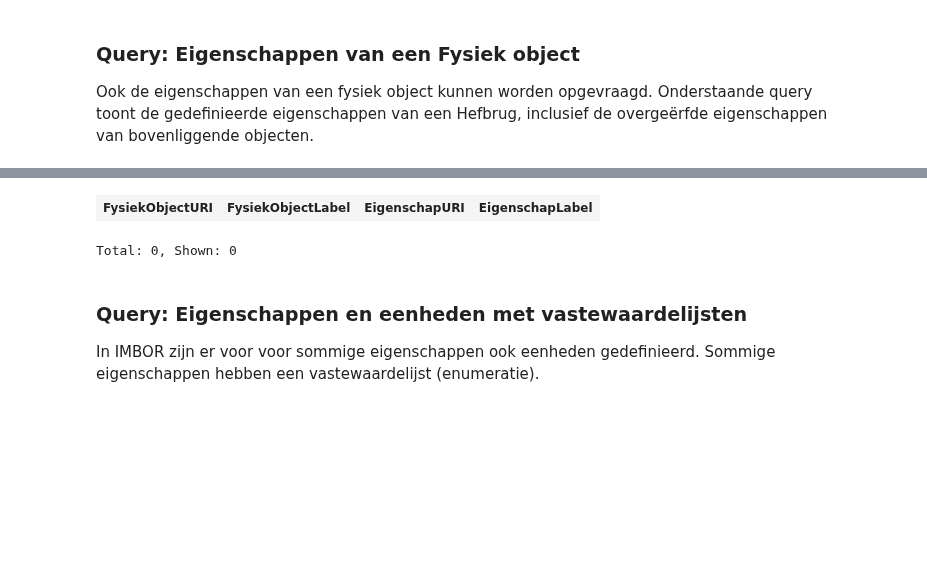
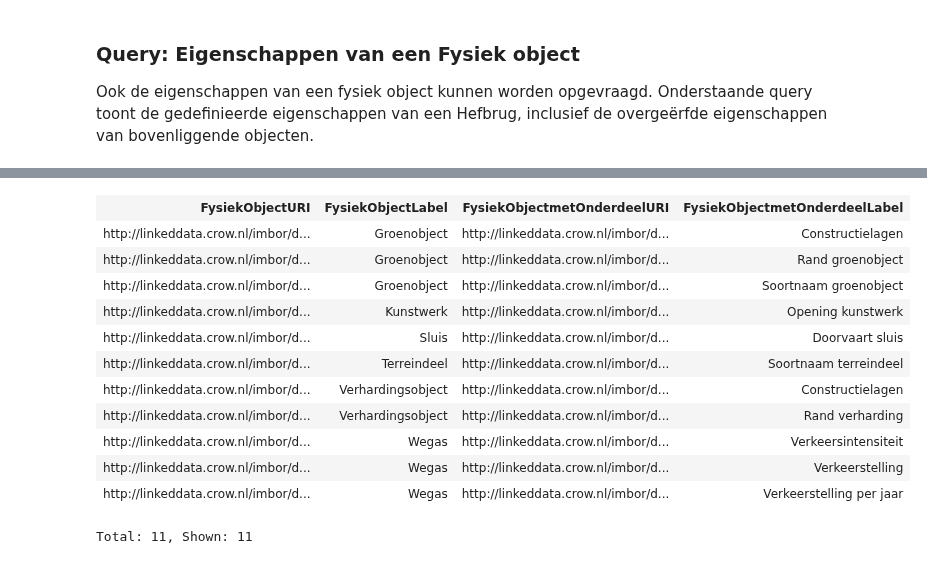
Before and after one commit to Stichting-CROW/imbor, a Jupyter notebook: docs/SPARQL-voorbeelden.ipynb, the cells around one changed output, grey strips where cells are left out. Saved outputs shown, nothing was run; the diff lists cells and outputs as text; code cells hidden in the pictures; blank space fills up the shorter version.

```diff
--- a/docs/SPARQL-voorbeelden.ipynb
+++ b/docs/SPARQL-voorbeelden.ipynb
@@ -119,22 +224,35 @@ Onderstaande query toont de gedefinieerde eigenschappen van een Hefbrug, inclusi
 # %%
 PREFIX rdfs: <http://www.w3.org/2000/01/rdf-schema#>
-PREFIX bs: <https://w3id.org/de/basicsemantics#>
+PREFIX nta8035: <https://w3id.org/def/basicsemantics-owl#>
 PREFIX skos: <http://www.w3.org/2004/02/skos/core#>
+PREFIX sh: <http://www.w3.org/ns/shacl#>
 
-SELECT ?FysiekObjectURI ?FysiekObjectLabel ?EigenschapURI ?EigenschapLabel
+SELECT ?FysiekObjectURI ?FysiekObjectLabel ?FysiekObjectmetOnderdeelURI ?FysiekObjectmetOnderdeelLabel
 WHERE {
-    BIND ("Hefbrug"@nl-NL as ?FysiekObjectLabel)
-            ?FysiekObjectURI rdfs:subClassOf bs:PhysicalObject ;
-                            skos:prefLabel ?FysiekObjectLabel .
-            ?EigenschapURI rdfs:domain ?FysiekObjectURI ;
-                            skos:prefLabel ?EigenschapLabel.
+# Selecteer alleen fysieke objecten ...
+    ?FysiekObjectURI rdfs:subClassOf nta8035:PhysicalObject ;
+         			  skos:prefLabel ?FysiekObjectLabel .
+# ... en die een SHACL shape hebben ...
+            ?SHACLNodeShape sh:targetClass ?FysiekObjectURI .
+    		?SHACLNodeShape sh:property [
+# ... met de nta8035:hasPart property (en dus een onderdeel relatie zijn)  ...
+        				sh:path nta8035:hasPart;
+# ... en laat het onderdeel zien.
+            			sh:class ?FysiekObjectmetOnderdeelURI ].
+    		?FysiekObjectmetOnderdeelURI skos:prefLabel ?FysiekObjectmetOnderdeelLabel .
 }
-ORDER BY ?FysiekObjectLabel ?EigenschapLabel
+ORDER BY ?FysiekObjectLabel ?FysiekObjectmetOnderdeelLabel
 # %% [output]
-| FysiekObjectURI | FysiekObjectLabel | EigenschapURI | EigenschapLabel |
+| FysiekObjectURI | FysiekObjectLabel | FysiekObjectmetOnderdeelURI | FysiekObjectmetOnderdeelLabel |
+| http://linkeddata.crow.nl/imbor/d... | Groenobject | http://linkeddata.crow.nl/imbor/d... | Constructielagen |
+| http://linkeddata.crow.nl/imbor/d... | Groenobject | http://linkeddata.crow.nl/imbor/d... | Rand groenobject |
+| http://linkeddata.crow.nl/imbor/d... | Groenobject | http://linkeddata.crow.nl/imbor/d... | Soortnaam groenobject |
+| http://linkeddata.crow.nl/imbor/d... | Kunstwerk | http://linkeddata.crow.nl/imbor/d... | Opening kunstwerk |
+| http://linkeddata.crow.nl/imbor/d... | Sluis | http://linkeddata.crow.nl/imbor/d... | Doorvaart sluis |
+| http://linkeddata.crow.nl/imbor/d... | Terreindeel | http://linkeddata.crow.nl/imbor/d... | Soortnaam terreindeel |
+| http://linkeddata.crow.nl/imbor/d... | Verhardingsobject | http://linkeddata.crow.nl/imbor/d... | Constructielagen |
+| http://linkeddata.crow.nl/imbor/d... | Verhardingsobject | http://linkeddata.crow.nl/imbor/d... | Rand verharding |
+| http://linkeddata.crow.nl/imbor/d... | Wegas | http://linkeddata.crow.nl/imbor/d... | Verkeersintensiteit |
+| http://linkeddata.crow.nl/imbor/d... | Wegas | http://linkeddata.crow.nl/imbor/d... | Verkeerstelling |
+| http://linkeddata.crow.nl/imbor/d... | Wegas | http://linkeddata.crow.nl/imbor/d... | Verkeerstelling per jaar |
-Total: 0, Shown: 0
+Total: 11, Shown: 11
-# %% [markdown]
-### Query: Eigenschappen en eenheden met vastewaardelijsten
-
-In IMBOR zijn er voor voor sommige eigenschappen ook eenheden gedefinieerd.
-Sommige eigenschappen hebben een vastewaardelijst (enumeratie).
```
Also changed, not shown: parts of 14 cells of this notebook.
